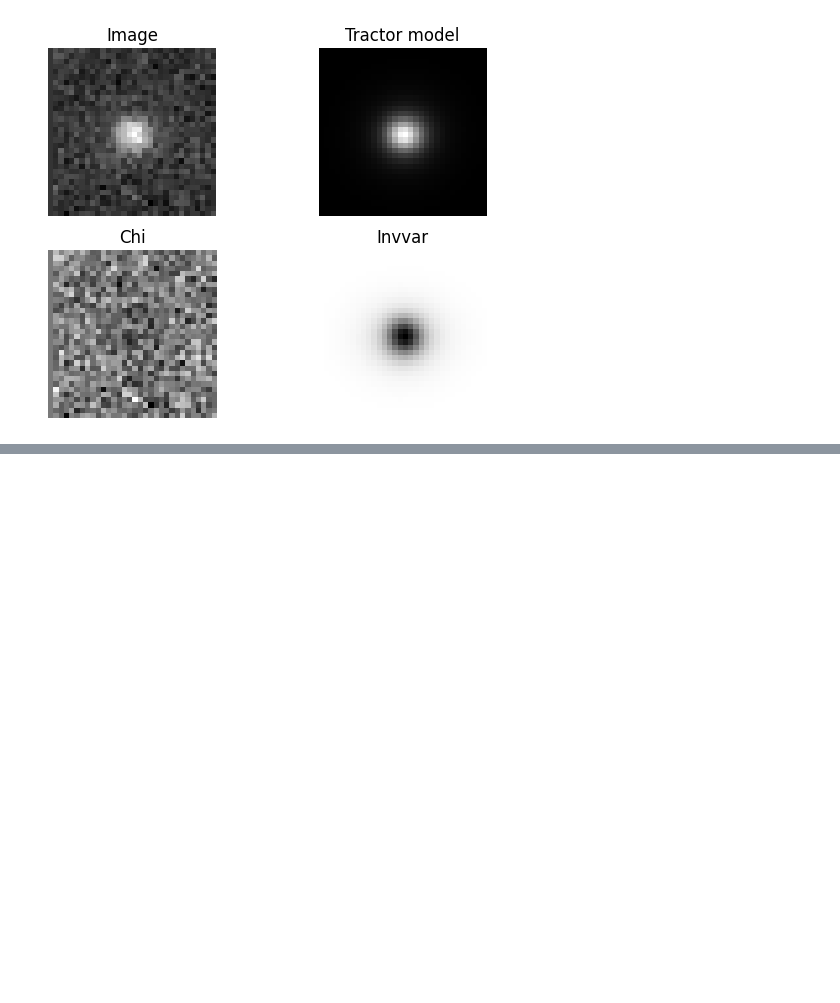
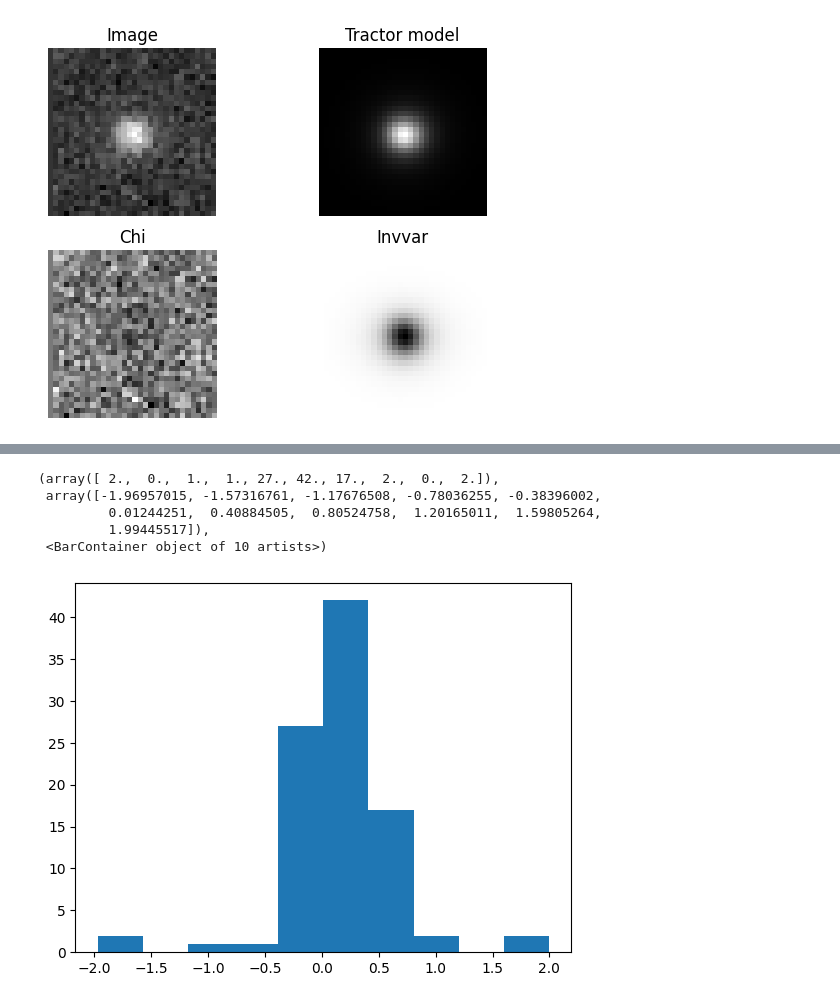
Before and after one commit to DriftingPig/Fast_SSI, a Jupyter notebook: demo.ipynb, the cells around one changed output, grey strips where cells are left out. Saved outputs shown, nothing was run; the diff lists cells and outputs as text; code cells hidden in the pictures; blank space fills up the shorter version.

```diff
--- a/demo.ipynb
+++ b/demo.ipynb
@@ -21,7 +21,7 @@ brickname = '2383p305'
 Obiwan_LRG = fitsio.read("/global/cfs/cdirs/desi/survey/catalogs/image_simulations/LRG/NGC/Obiwan_LRGs.fits", \
                          columns = ["brickname", "sim_ra", "sim_dec", "sim_gflux", "sim_rflux", "sim_zflux", \
                                     "sim_w1", "mw_transmission_w1", "sim_rhalf", "sim_e1", "sim_e2","sim_sersic_n",\
-                                    'nobs_g', 'nobs_r', 'nobs_z', 'psfdepth_g', 'psfdepth_r', 'psfdepth_z','ra','dec'])
+                                    'nobs_g', 'nobs_r', 'nobs_z', 'psfdepth_g', 'psfdepth_r', 'psfdepth_z','ra','dec','flux_z','flux_r'])
 # %%
 Obiwan_LRG = Obiwan_LRG[Obiwan_LRG['brickname'] == brickname]
 Obiwan_LRG[0]['psfdepth_g'], Obiwan_LRG[0]['psfdepth_r'], Obiwan_LRG[0]['psfdepth_z']
@@ -279,3 +280,5 @@ plt.title('Invvar')
 90 prime
 Text(0.5, 1.0, 'Invvar')
 [figure]
+# %%
+dat = fits.getdata("test2.fits")
@@ -281,0 +299,9 @@ Text(0.5, 1.0, 'Invvar')
+# %%
+plt.hist( dat['flux_z'] - Obiwan_LRG['sim_zflux'] )
+# %% [output]
+(array([ 2.,  0.,  1.,  1., 27., 42., 17.,  2.,  0.,  2.]),
+ array([-1.96957015, -1.57316761, -1.17676508, -0.78036255, -0.38396002,
+         0.01244251,  0.40884505,  0.80524758,  1.20165011,  1.59805264,
+         1.99445517]),
+ <BarContainer object of 10 artists>)
+[figure, added]
```
Also changed, not shown: parts of 19 cells of this notebook, 4 other files.
